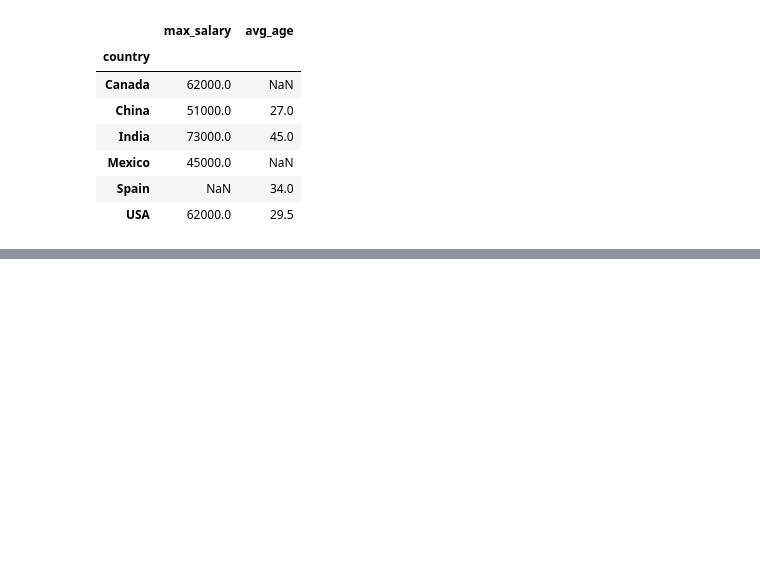
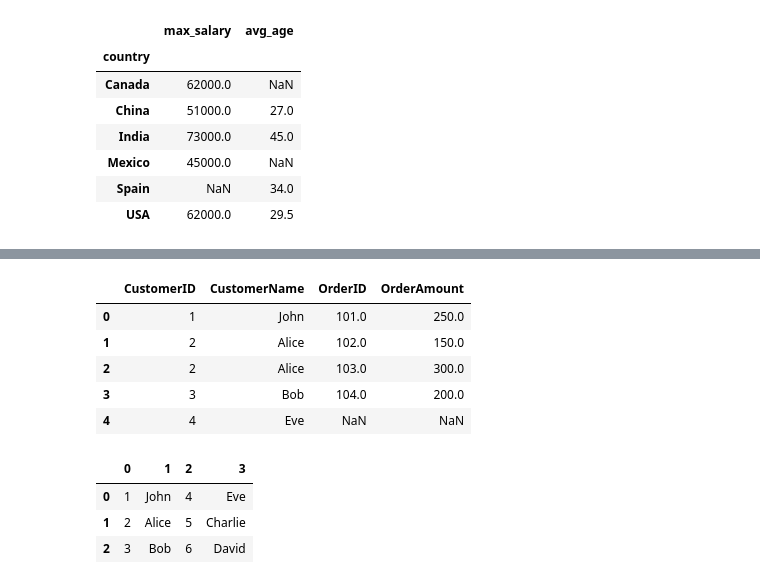
Before and after one commit to HiteshKadam/apna_college_datascience, a Jupyter notebook: Anaconda/pandas_tutorial.ipynb, the cells around one changed output, grey strips where cells are left out. Cells and saved outputs as stored; diff of their text form; code cells hidden in the pictures; blank space fills up the shorter version.

```diff
--- a/Anaconda/pandas_tutorial.ipynb
+++ b/Anaconda/pandas_tutorial.ipynb
@@ -349,0 +407,49 @@ df.groupby("country").agg(
+# %%
+# Merging and Joining DataFrames
+
+df_customers = pd.DataFrame({
+    "CustomerID": [1, 2, 3, 4],
+    "CustomerName": ["John", "Alice", "Bob", "Eve"],
+})
+
+df_orders = pd.DataFrame({
+    "OrderID": [101, 102, 103, 104],
+    "CustomerID": [1, 2, 2, 3],
+    "OrderAmount": [250, 150, 300, 200]
+})
+
+pd.merge(df_customers, df_orders, on="CustomerID") #inner join
+
+pd.merge(df_customers, df_orders, on="CustomerID", how="left") #left join
+
+pd.merge(df_customers, df_orders, on="CustomerID", how="right") #right join
+
+pd.merge(df_customers, df_orders, on="CustomerID", how="outer") #outer join
+# %% [output]
+|  | CustomerID | CustomerName | OrderID | OrderAmount |
+| 0 | 1 | John | 101.0 | 250.0 |
+| 1 | 2 | Alice | 102.0 | 150.0 |
+| 2 | 2 | Alice | 103.0 | 300.0 |
+| 3 | 3 | Bob | 104.0 | 200.0 |
+| 4 | 4 | Eve | NaN | NaN |
+# %%
+#Data Concatenation
+
+df1 = pd.DataFrame({
+    "ID": [1, 2, 3],
+    "Name": ["John", "Alice", "Bob"],
+})
+
+df2 = pd.DataFrame({
+    "ID": [4, 5, 6],
+    "Name": ["Eve", "Charlie", "David"],
+})
+
+pd.concat([df1, df2], ignore_index=True) #row-wise concatenation
+
+pd.concat([df1, df2], axis = 1, ignore_index=True) #column-wise concatenation
+# %% [output]
+|  | 0 | 1 | 2 | 3 |
+| 0 | 1 | John | 4 | Eve |
+| 1 | 2 | Alice | 5 | Charlie |
+| 2 | 3 | Bob | 6 | David |
```
Also changed, not shown: parts of 4 cells of this notebook.
